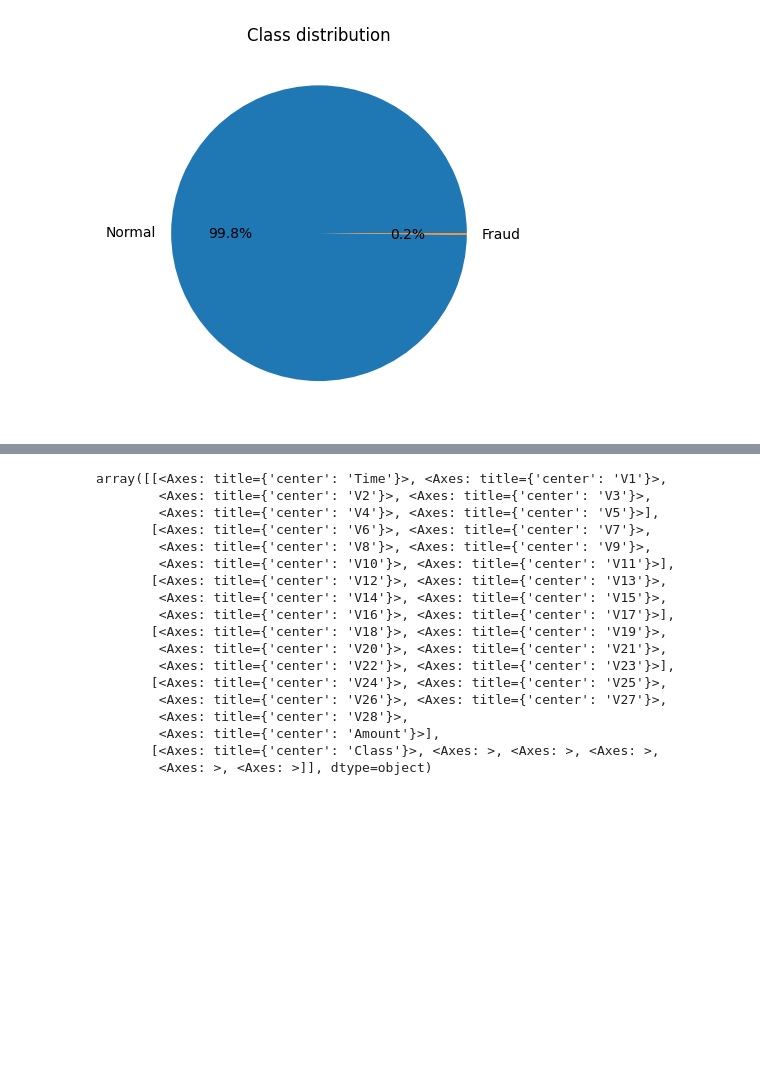
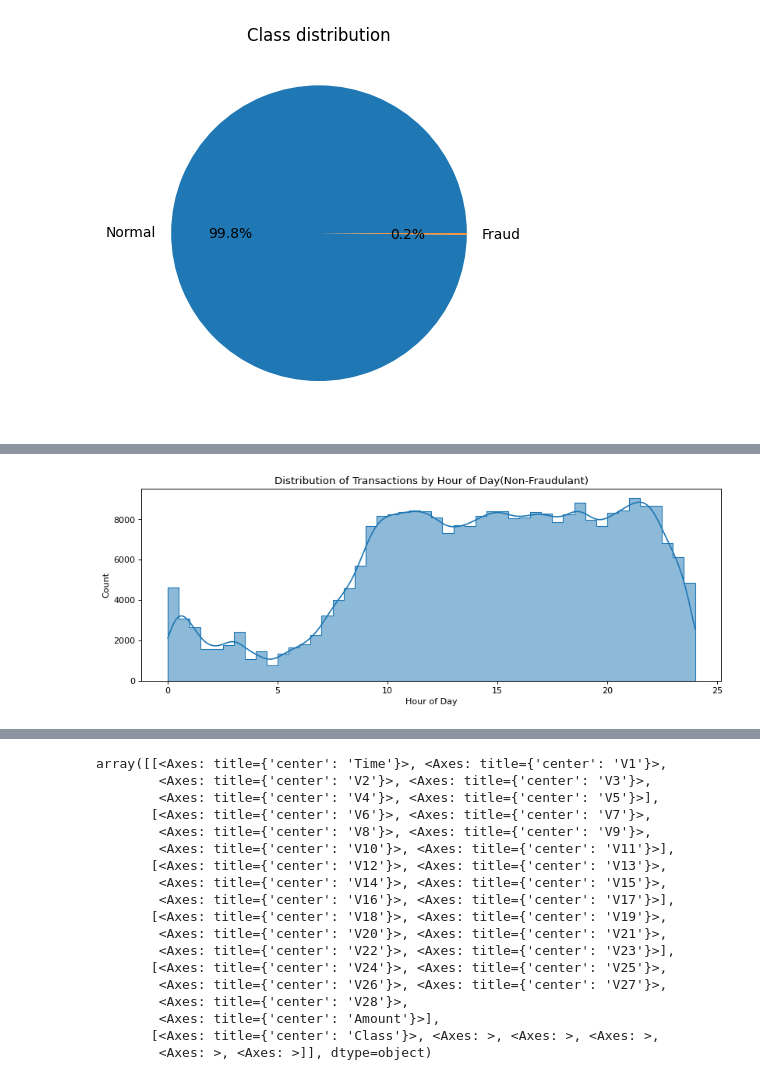
Before and after one commit to sweeksss/CreditCardFraudDetection, a Jupyter notebook: fraud_detection_model_isolationforest.ipynb, the cells around one changed output, grey strips where cells are left out. Drawn from its saved outputs; the diff is of its cells as text; code cells hidden in the pictures; blank space fills up the shorter version.

Commit message:
More EDA steps

```diff
--- a/fraud_detection_model_isolationforest.ipynb
+++ b/fraud_detection_model_isolationforest.ipynb
@@ -13,7 +13,7 @@ warnings.simplefilter(action='ignore')
 Taking a look at the data
 # %%
 # Reading the dataset and converting it into a dataframe
-df = pd.read_csv(r'c:\Users\REBU\Desktop\Project-Cap\creditcard.csv')
+df = pd.read_csv(r'C:\Users\cragh\Desktop\CapstoneProject\CreditCardFraudDetection-1\creditcard.csv')
 # %%
 # Taking a look at the first 5 rows of the dataset
 df.head()
@@ -107,0 +120,13 @@ Text(0.5, 1.0, 'Class distribution')
+# %%
+#Count of non fraudulant transaction over hours
+df['Time_hours'] = df['Time'] / 3600  # Convert time to hours for easier analysis
+df['Time_hours'] = df['Time_hours'] % 24  # Convert to hours in a day
+
+plt.figure(figsize=(12, 4), dpi=80)
+sns.histplot(data=df, x='Time_hours', bins=48, kde=True, element='step')
+plt.title('Distribution of Transactions by Hour of Day(Non-Fraudulant)')
+plt.xlabel('Hour of Day')
+plt.ylabel('Count')
+plt.show()
+# %% [output]
+[figure, added]
```
Also changed, not shown: parts of 5 cells of this notebook.
